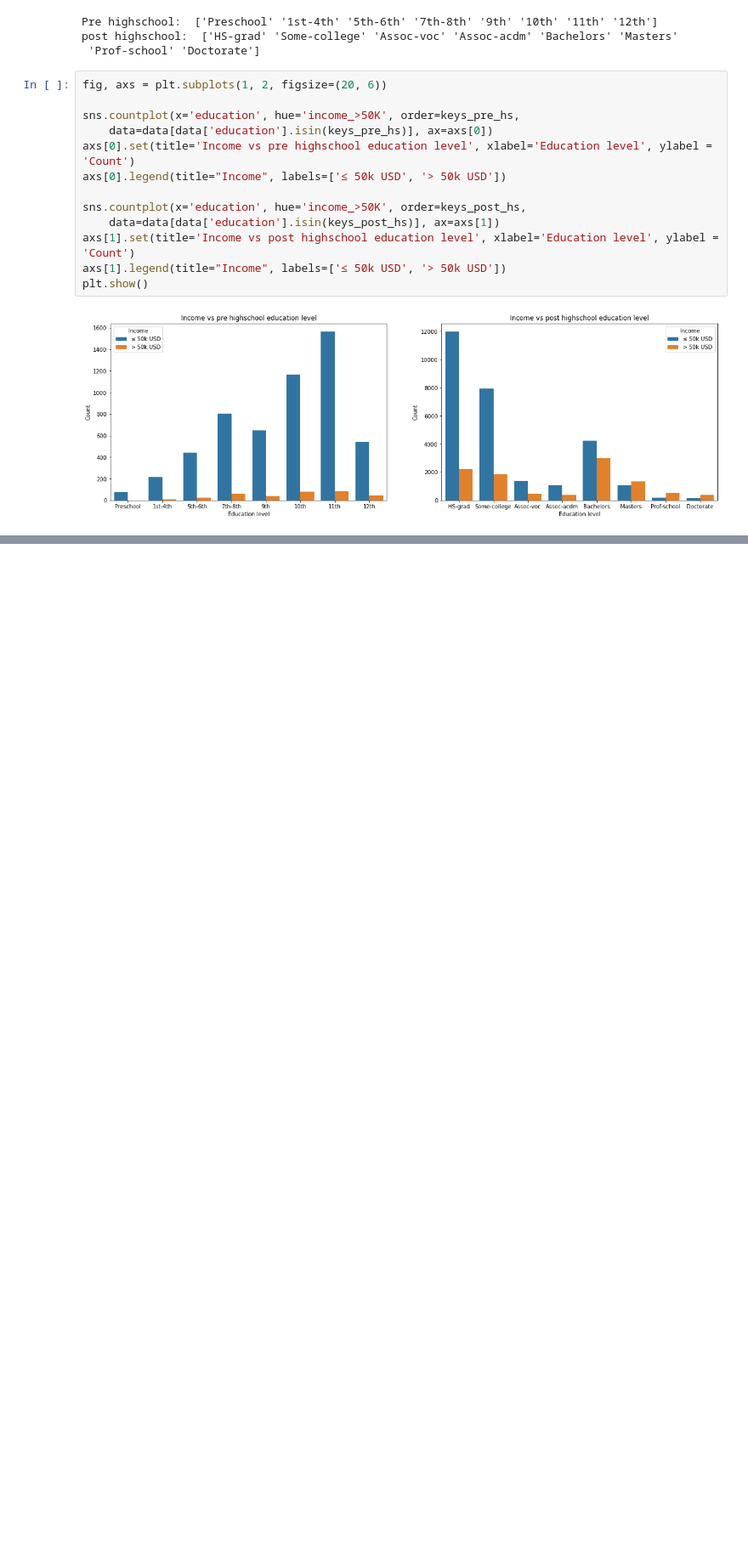
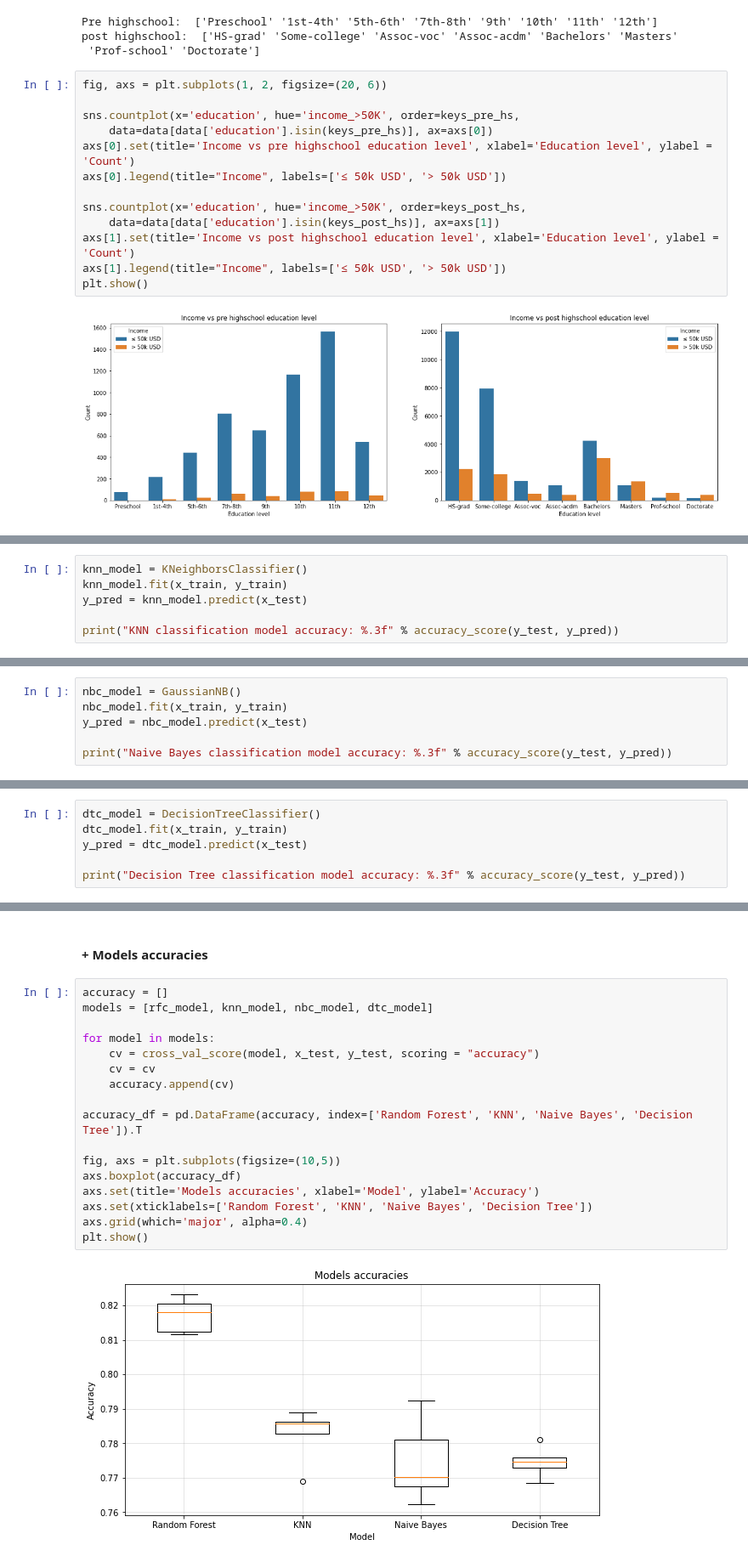
Before and after one commit to d-kurowski/annual-income-prediction, a Jupyter notebook: annual-income-prediction.ipynb, the cells around one changed output, grey strips where cells are left out. Shown at 85% size. Saved outputs shown, nothing was run; the diff lists cells and outputs as text; blank space fills up the shorter version.

```diff
--- a/annual-income-prediction.ipynb
+++ b/annual-income-prediction.ipynb
@@ -262,0 +374,6 @@ data['occupation'].unique()
+# %%
+knn_model = KNeighborsClassifier()
+knn_model.fit(x_train, y_train)
+y_pred = knn_model.predict(x_test)
+
+print("KNN classification model accuracy: %.3f" % accuracy_score(y_test, y_pred))
@@ -262,0 +384,6 @@ data['occupation'].unique()
+# %%
+nbc_model = GaussianNB()
+nbc_model.fit(x_train, y_train)
+y_pred = nbc_model.predict(x_test)
+
+print("Naive Bayes classification model accuracy: %.3f" % accuracy_score(y_test, y_pred))
@@ -262,0 +394,6 @@ data['occupation'].unique()
+# %%
+dtc_model = DecisionTreeClassifier()
+dtc_model.fit(x_train, y_train)
+y_pred = dtc_model.predict(x_test)
+
+print("Decision Tree classification model accuracy: %.3f" % accuracy_score(y_test, y_pred))
@@ -262,0 +406,21 @@ data['occupation'].unique()
+# %% [markdown]
+#### **+ Models accuracies**
+# %%
+accuracy = []
+models = [rfc_model, knn_model, nbc_model, dtc_model]
+
+for model in models:
+    cv = cross_val_score(model, x_test, y_test, scoring = "accuracy")
+    cv = cv
+    accuracy.append(cv)
+
+accuracy_df = pd.DataFrame(accuracy, index=['Random Forest', 'KNN', 'Naive Bayes', 'Decision Tree']).T
+
+fig, axs = plt.subplots(figsize=(10,5))
+axs.boxplot(accuracy_df)
+axs.set(title='Models accuracies', xlabel='Model', ylabel='Accuracy')
+axs.set(xticklabels=['Random Forest', 'KNN', 'Naive Bayes', 'Decision Tree'])
+axs.grid(which='major', alpha=0.4)
+plt.show()
+# %% [output]
+[figure, added]
```
Also changed, not shown: parts of 54 cells of this notebook.
